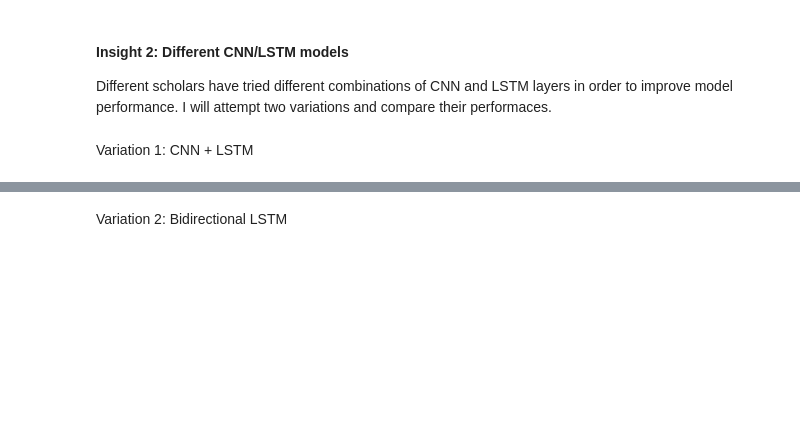
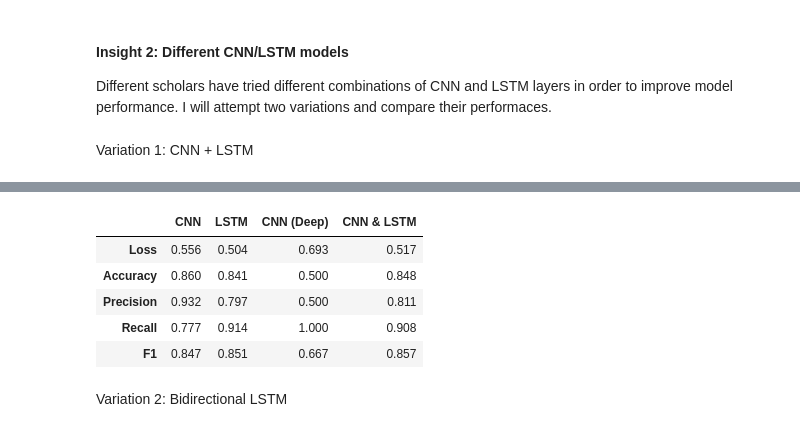
Before and after one commit to bigteo/BT4222_Assignment3, a Jupyter notebook: A3_A0203989N.ipynb, the cells around one changed output, grey strips where cells are left out. Cells and saved outputs as stored; diff of their text form; code cells hidden in the pictures; blank space fills up the shorter version.

```diff
--- a/A3_A0203989N.ipynb
+++ b/A3_A0203989N.ipynb
@@ -356,10 +344,7 @@ plot_model(model_lstm, show_shapes=True)
 #### Train model using train dataset
 # %%
 # Fit model using train dataset
-history_lstm = model_lstm.fit(train_ds,
-              epochs=epochs,
-              batch_size=batch_size,
-              validation_data=val_ds,
+history_lstm = model_lstm.fit(train_ds, epochs=epochs, batch_size=batch_size, validation_data=val_ds,
               callbacks=[EarlyStopping(monitor='val_loss',patience=3, min_delta=0.0001)])
 # %% [output]
 Epoch 1/10
@@ -493,9 +524,7 @@ model_cnn_lstm.add(LSTM(120, return_sequences=True))
 model_cnn_lstm.add(GlobalMaxPooling1D())
 model_cnn_lstm.add(Flatten())
 # Fully connected layer
-model_cnn_lstm.add(Dense(128, activation='relu'))
-model_cnn_lstm.add(Dropout(0.5))
-model_cnn_lstm.add(Dense(64, activation='relu'))
+model_cnn_lstm.add(Dense(hidden_dims, activation='relu'))
 model_cnn_lstm.add(Dropout(0.5))
 model_cnn_lstm.add(Dense(1, activation='sigmoid', name='predictions'))
 # Compile, fit and evaluate
@@ -506,14 +537,22 @@ metrics_cnn_lstm = model_cnn_lstm.evaluate(test_ds,verbose=1)
 # %%
 # Store results
 loss_cnn_lstm, accuracy_cnn_lstm, precision_cnn_lstm, recall_cnn_lstm = get_results(metrics_cnn_lstm)
-results['CNN & LSTM'] = {
+insight_results = results
+insight_results['CNN & LSTM'] = {
     'Loss': loss_cnn_lstm,
     'Accuracy': accuracy_cnn_lstm,
     'Precision': precision_cnn_lstm,
     'Recall': recall_cnn_lstm,
     'F1': round( 2*((precision_cnn_lstm * recall_cnn_lstm) / (precision_cnn_lstm + recall_cnn_lstm)), 3 )
   }
-pd.DataFrame(results)
+pd.DataFrame(insight_results)
+# %% [output]
+|  | CNN | LSTM | CNN (Deep) | CNN & LSTM |
+| Loss | 0.556 | 0.504 | 0.693 | 0.517 |
+| Accuracy | 0.860 | 0.841 | 0.500 | 0.848 |
+| Precision | 0.932 | 0.797 | 0.500 | 0.811 |
+| Recall | 0.777 | 0.914 | 1.000 | 0.908 |
+| F1 | 0.847 | 0.851 | 0.667 | 0.857 |
 # %% [markdown]
 Variation 2: Bidirectional LSTM
 # %%
```
Also changed, not shown: parts of 24 cells of this notebook.
